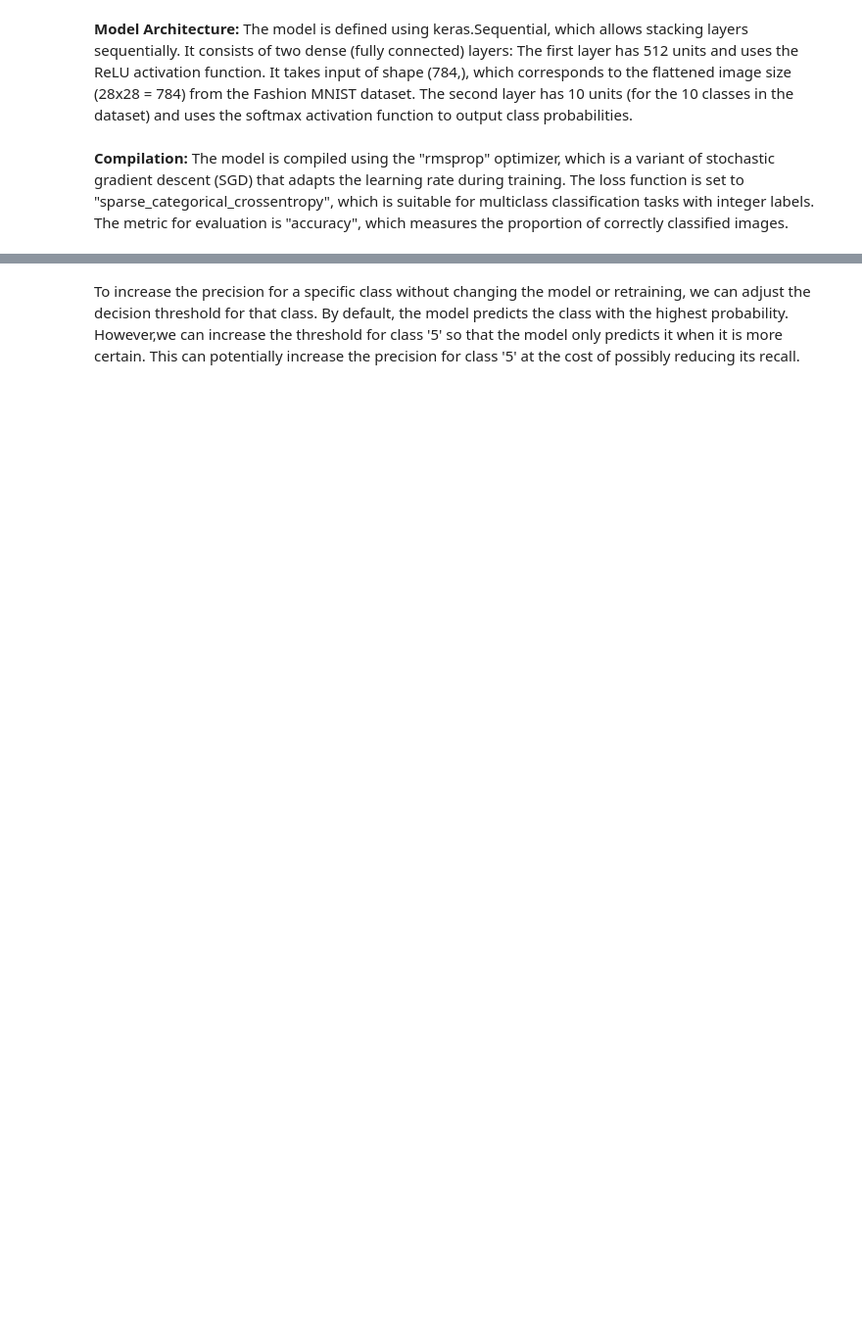
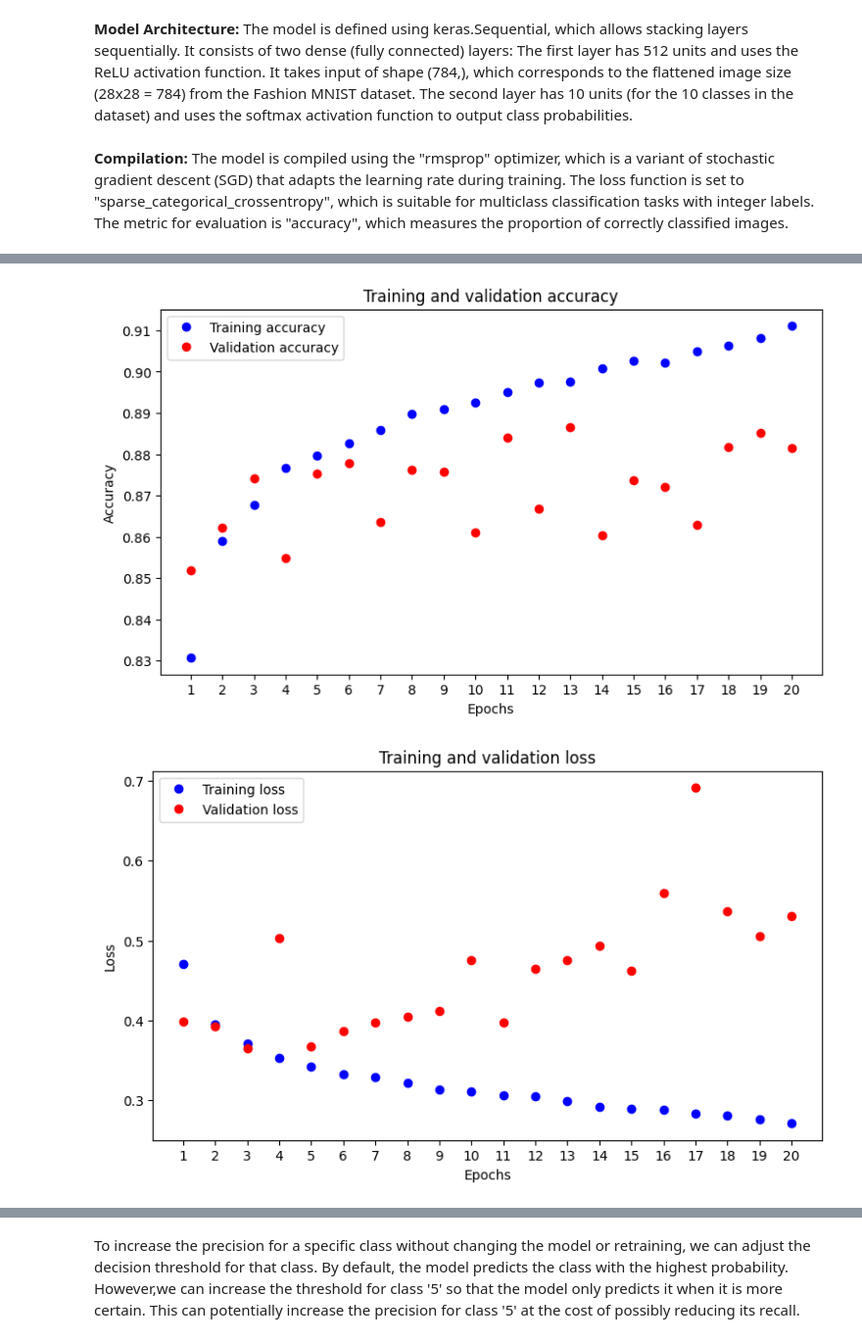
Before and after one commit to harshp24asopalav/CSCN8010-labs, a Jupyter notebook: MNIST Classification with Dense Neural Networks.ipynb, the cells around one changed output, grey strips where cells are left out. Shown: that part at 98% size. Cells and saved outputs as stored; diff of their text form; code cells hidden in the pictures; blank space fills up the shorter version.

```diff
--- a/MNIST Classification with Dense Neural Networks.ipynb
+++ b/MNIST Classification with Dense Neural Networks.ipynb
@@ -185,3 +263,22 @@ The metric for evaluation is "accuracy", which measures the proportion of correc
+# %%
+model2 = keras.Sequential([
+    layers.Dense(1024, activation='relu', input_shape=(784,)),
+    layers.Dense(256, activation='relu'),
+    layers.Dense(10, activation="softmax")
+])
+model2.compile(optimizer="rmsprop", loss="sparse_categorical_crossentropy", metrics=["accuracy"])
+# %%
+filepath = 'model2.hdf5'
+
+model_checkpoint_callback_2 = ModelCheckpoint(
+    filepath=filepath,
+    save_weights_only=False,  # Optionally save only weights instead of the full model
+    monitor='val_loss',
+    mode='min',  # Mochnitor validation loss and save on minimum
+    save_best_only=True)
 # %%
-history = model.fit(train_images, train_labels, epochs=10, validation_split=0.2)
+history2 = model2.fit(train_images, train_labels, epochs=20, validation_split=0.2, callbacks= [model_checkpoint_callback_2] )
+
+history_dict = history2.history
+history_dict.keys()
 # %% [output]
@@ -207,0 +303,5 @@ Epoch 10/10
+# %%
+plotter(history2, model2)
+# %% [output]
+[figure, added]
+[figure, added]
```
Also changed, not shown: parts of 31 cells of this notebook, 4 other files.
